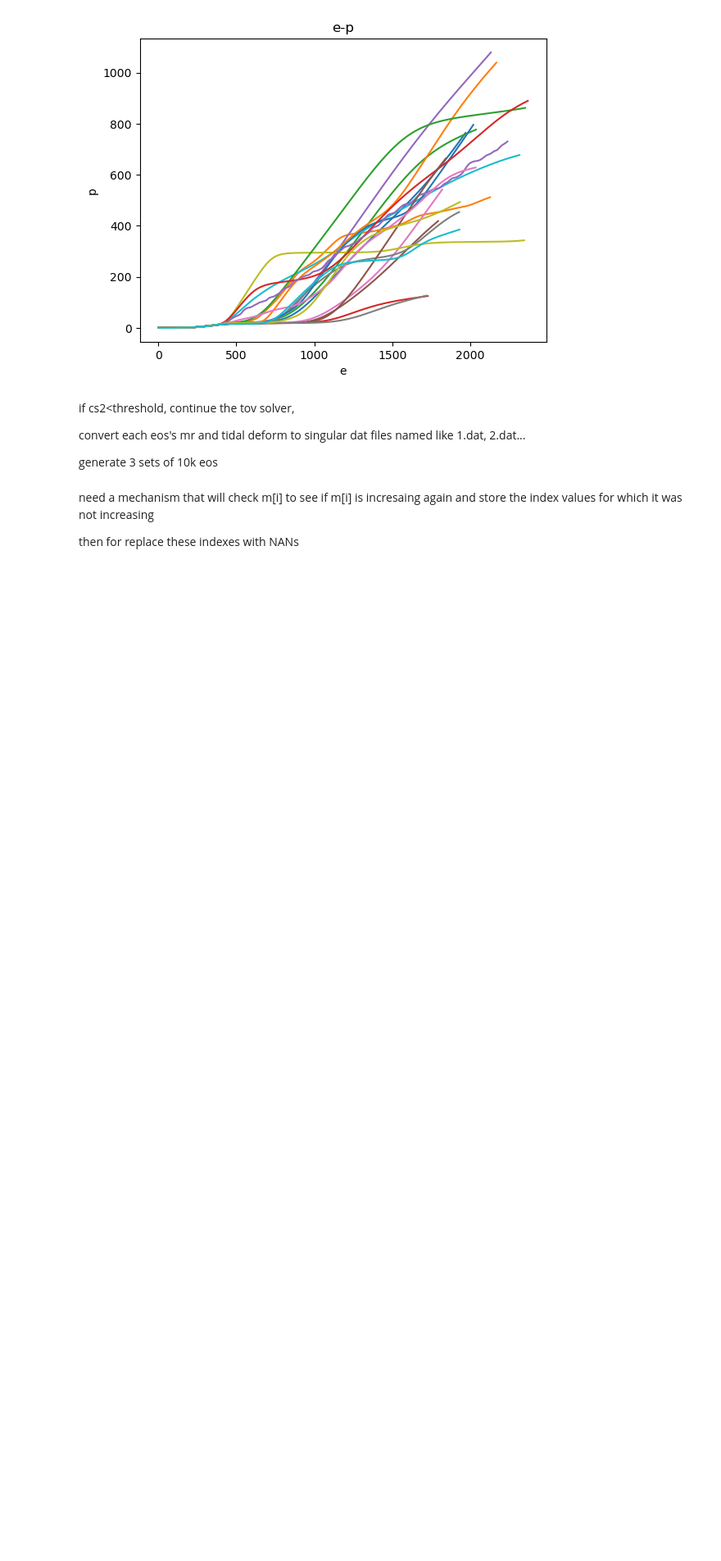
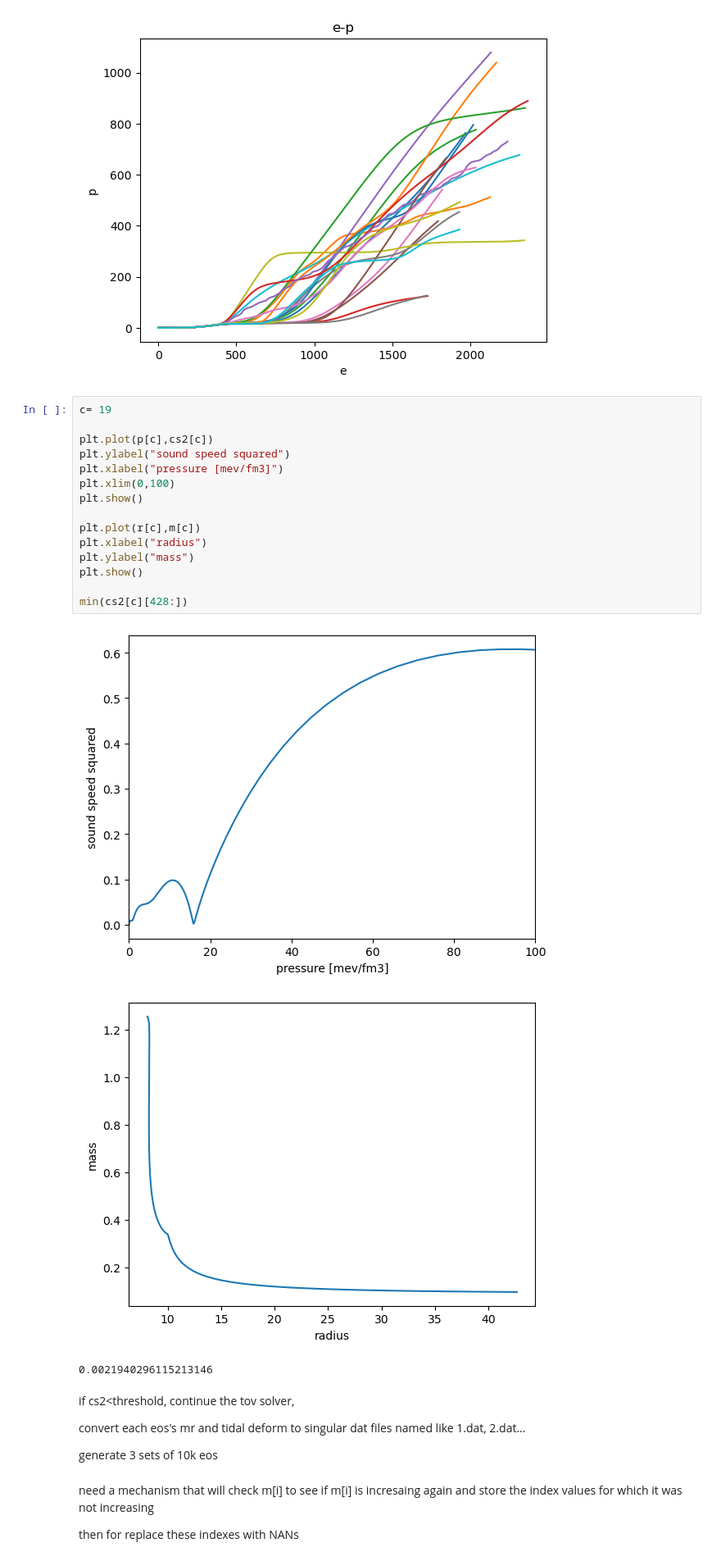
Before and after one commit to codinginrevolt/master_thesis, a Jupyter notebook: analysis/tov_viewer.ipynb, the cells around one changed output. Shown at 82% size. Drawn from its saved outputs; the diff is of its cells as text; blank space fills up the shorter version.

```diff
--- a/analysis/tov_viewer.ipynb
+++ b/analysis/tov_viewer.ipynb
@@ -29,6 +40,25 @@ plt.ylabel("p")
 plt.show()
 # %% [output]
 [figure]
+# %%
+c= 19
+
+plt.plot(p[c],cs2[c])
+plt.ylabel("sound speed squared")
+plt.xlabel("pressure [mev/fm3]")
+plt.xlim(0,100)
+plt.show()
+
+plt.plot(r[c],m[c])
+plt.xlabel("radius")
+plt.ylabel("mass")
+plt.show()
+
+min(cs2[c][428:])
+# %% [output]
+[figure, added]
+[figure, added]
+0.0021940296115213146
 # %% [markdown]
 if cs2<threshold, continue the tov solver,
 
```
Also changed, not shown: parts of 46 cells of this notebook, 36 other files.
